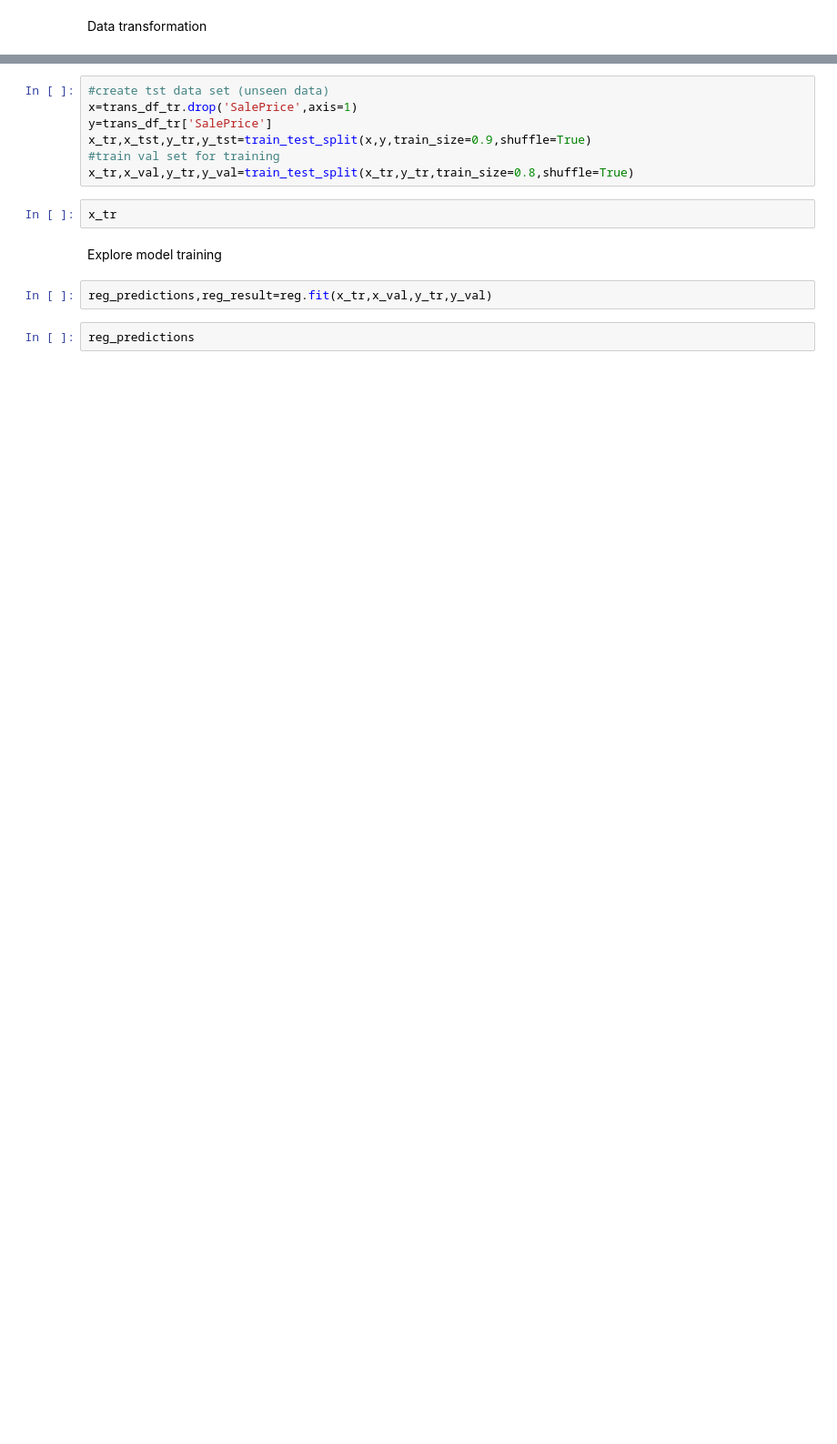
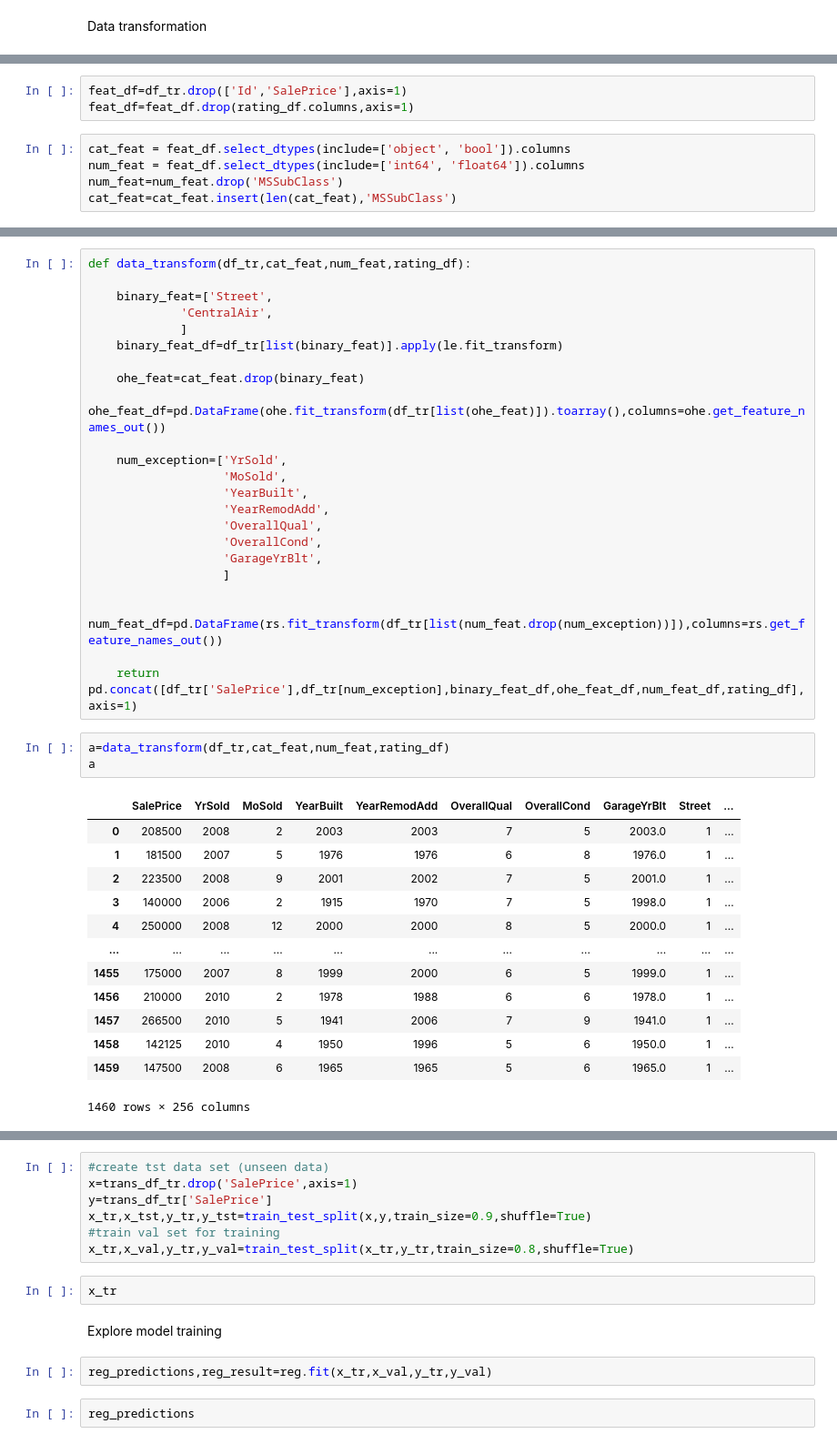
Before and after one commit to Ren1990/house_price_reg_model, a Jupyter notebook: house_price.ipynb, the cells around one changed output, grey strips where cells are left out. Shown: that part at 91% size. Drawn from its saved outputs; the diff is of its cells as text; blank space fills up the shorter version.

Commit message:
Data transform update

```diff
--- a/house_price.ipynb
+++ b/house_price.ipynb
@@ -840,0 +816,8 @@ pro_cat_feat_result.style.format({'p value': '{:.2g}','statistic':'{:.2f}','df':
+# %%
+feat_df=df_tr.drop(['Id','SalePrice'],axis=1)
+feat_df=feat_df.drop(rating_df.columns,axis=1)
+# %%
+cat_feat = feat_df.select_dtypes(include=['object', 'bool']).columns
+num_feat = feat_df.select_dtypes(include=['int64', 'float64']).columns
+num_feat=num_feat.drop('MSSubClass')
+cat_feat=cat_feat.insert(len(cat_feat),'MSSubClass')
@@ -840,0 +862,40 @@ pro_cat_feat_result.style.format({'p value': '{:.2g}','statistic':'{:.2f}','df':
+# %%
+def data_transform(df_tr,cat_feat,num_feat,rating_df):
+
+    binary_feat=['Street',
+             'CentralAir',
+             ]
+    binary_feat_df=df_tr[list(binary_feat)].apply(le.fit_transform)
+
+    ohe_feat=cat_feat.drop(binary_feat)
+    ohe_feat_df=pd.DataFrame(ohe.fit_transform(df_tr[list(ohe_feat)]).toarray(),columns=ohe.get_feature_names_out())
+
+    num_exception=['YrSold',
+                   'MoSold',
+                   'YearBuilt',
+                   'YearRemodAdd',
+                   'OverallQual',
+                   'OverallCond',
+                   'GarageYrBlt',
+                   ]
+
+    num_feat_df=pd.DataFrame(rs.fit_transform(df_tr[list(num_feat.drop(num_exception))]),columns=rs.get_feature_names_out())
+
+    return pd.concat([df_tr['SalePrice'],df_tr[num_exception],binary_feat_df,ohe_feat_df,num_feat_df,rating_df],axis=1)
+# %%
+a=data_transform(df_tr,cat_feat,num_feat,rating_df)
+a
+# %% [output]
+|  | SalePrice | YrSold | MoSold | YearBuilt | YearRemodAdd | OverallQual | OverallCond | GarageYrBlt | Street | ... |
+| 0 | 208500 | 2008 | 2 | 2003 | 2003 | 7 | 5 | 2003.0 | 1 | ... |
+| 1 | 181500 | 2007 | 5 | 1976 | 1976 | 6 | 8 | 1976.0 | 1 | ... |
+| 2 | 223500 | 2008 | 9 | 2001 | 2002 | 7 | 5 | 2001.0 | 1 | ... |
+| 3 | 140000 | 2006 | 2 | 1915 | 1970 | 7 | 5 | 1998.0 | 1 | ... |
+| 4 | 250000 | 2008 | 12 | 2000 | 2000 | 8 | 5 | 2000.0 | 1 | ... |
+| ... | ... | ... | ... | ... | ... | ... | ... | ... | ... | ... |
+| 1455 | 175000 | 2007 | 8 | 1999 | 2000 | 6 | 5 | 1999.0 | 1 | ... |
+| 1456 | 210000 | 2010 | 2 | 1978 | 1988 | 6 | 6 | 1978.0 | 1 | ... |
+| 1457 | 266500 | 2010 | 5 | 1941 | 2006 | 7 | 9 | 1941.0 | 1 | ... |
+| 1458 | 142125 | 2010 | 4 | 1950 | 1996 | 5 | 6 | 1950.0 | 1 | ... |
+| 1459 | 147500 | 2008 | 6 | 1965 | 1965 | 5 | 6 | 1965.0 | 1 | ... |
+1460 rows × 256 columns
```
Also changed, not shown: parts of 73 cells of this notebook.
